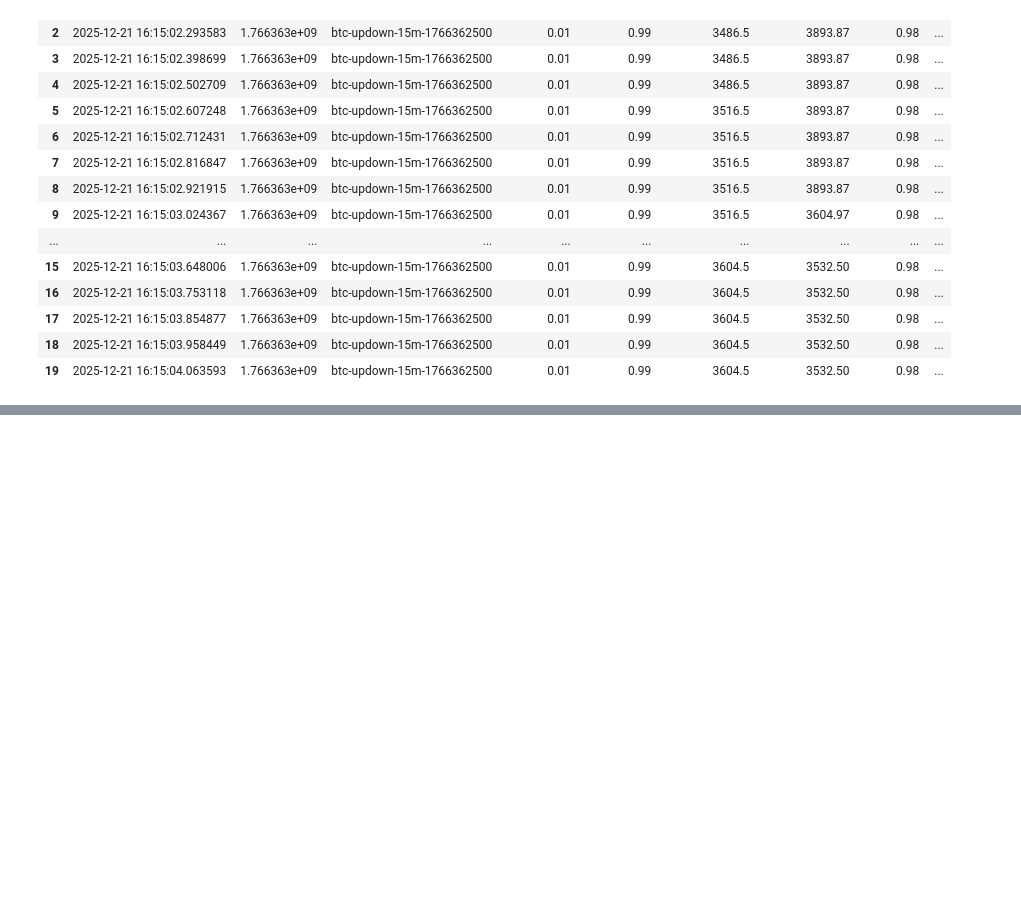
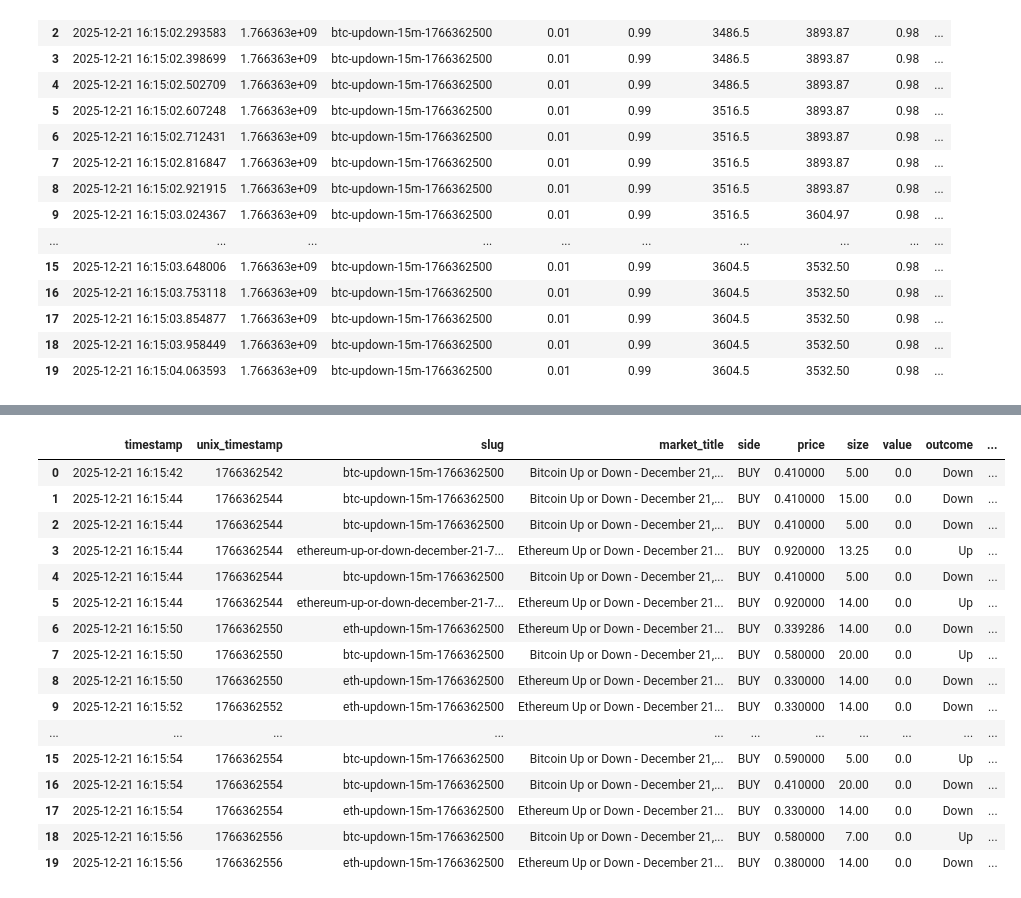
Before and after one commit to rjshs/polymarket, a Jupyter notebook: BitcoinPriceAnalysis.ipynb, the cells around one changed output, grey strips where cells are left out. Cells and saved outputs as stored; diff of their text form; code cells hidden in the pictures; blank space fills up the shorter version.

Commit message:
Historical trade data

```diff
--- a/BitcoinPriceAnalysis.ipynb
+++ b/BitcoinPriceAnalysis.ipynb
@@ -67,3 +67,24 @@ df_positions.head(20)
 | 17 | 2025-12-21 16:15:56.883278 | 0x6031b6eed1c97e853c6e0f03ad3ce35... | Bitcoin Up or Down - December 21,... | btc-updown-15m-1766362500 | btc-updown-15m-1766362500 | 0xa831288114dd7039c2744bd3505d9de... | Down | ... |
 | 18 | 2025-12-21 16:15:57.365837 | 0x6031b6eed1c97e853c6e0f03ad3ce35... | Bitcoin Up or Down - December 21,... | btc-updown-15m-1766362500 | btc-updown-15m-1766362500 | 0xa831288114dd7039c2744bd3505d9de... | Down | ... |
 | 19 | 2025-12-21 16:15:57.837889 | 0x6031b6eed1c97e853c6e0f03ad3ce35... | Bitcoin Up or Down - December 21,... | btc-updown-15m-1766362500 | btc-updown-15m-1766362500 | 0xa831288114dd7039c2744bd3505d9de... | Down | ... |
+# %%
+df_historicaltrades = pd.read_parquet("polymarket_data/trades_0x6031b6_1766362500_1766364300.parquet")
+df_historicaltrades.head(20)
+# %% [output]
+|  | timestamp | unix_timestamp | slug | market_title | side | price | size | value | outcome | ... |
+| 0 | 2025-12-21 16:15:42 | 1766362542 | btc-updown-15m-1766362500 | Bitcoin Up or Down - December 21,... | BUY | 0.410000 | 5.00 | 0.0 | Down | ... |
+| 1 | 2025-12-21 16:15:44 | 1766362544 | btc-updown-15m-1766362500 | Bitcoin Up or Down - December 21,... | BUY | 0.410000 | 15.00 | 0.0 | Down | ... |
+| 2 | 2025-12-21 16:15:44 | 1766362544 | btc-updown-15m-1766362500 | Bitcoin Up or Down - December 21,... | BUY | 0.410000 | 5.00 | 0.0 | Down | ... |
+| 3 | 2025-12-21 16:15:44 | 1766362544 | ethereum-up-or-down-december-21-7... | Ethereum Up or Down - December 21... | BUY | 0.920000 | 13.25 | 0.0 | Up | ... |
+| 4 | 2025-12-21 16:15:44 | 1766362544 | btc-updown-15m-1766362500 | Bitcoin Up or Down - December 21,... | BUY | 0.410000 | 5.00 | 0.0 | Down | ... |
+| 5 | 2025-12-21 16:15:44 | 1766362544 | ethereum-up-or-down-december-21-7... | Ethereum Up or Down - December 21... | BUY | 0.920000 | 14.00 | 0.0 | Up | ... |
+| 6 | 2025-12-21 16:15:50 | 1766362550 | eth-updown-15m-1766362500 | Ethereum Up or Down - December 21... | BUY | 0.339286 | 14.00 | 0.0 | Down | ... |
+| 7 | 2025-12-21 16:15:50 | 1766362550 | btc-updown-15m-1766362500 | Bitcoin Up or Down - December 21,... | BUY | 0.580000 | 20.00 | 0.0 | Up | ... |
+| 8 | 2025-12-21 16:15:50 | 1766362550 | eth-updown-15m-1766362500 | Ethereum Up or Down - December 21... | BUY | 0.330000 | 14.00 | 0.0 | Down | ... |
+| 9 | 2025-12-21 16:15:52 | 1766362552 | eth-updown-15m-1766362500 | Ethereum Up or Down - December 21... | BUY | 0.330000 | 14.00 | 0.0 | Down | ... |
+| ... | ... | ... | ... | ... | ... | ... | ... | ... | ... | ... |
+| 15 | 2025-12-21 16:15:54 | 1766362554 | btc-updown-15m-1766362500 | Bitcoin Up or Down - December 21,... | BUY | 0.590000 | 5.00 | 0.0 | Up | ... |
+| 16 | 2025-12-21 16:15:54 | 1766362554 | btc-updown-15m-1766362500 | Bitcoin Up or Down - December 21,... | BUY | 0.410000 | 20.00 | 0.0 | Down | ... |
+| 17 | 2025-12-21 16:15:54 | 1766362554 | eth-updown-15m-1766362500 | Ethereum Up or Down - December 21... | BUY | 0.330000 | 14.00 | 0.0 | Down | ... |
+| 18 | 2025-12-21 16:15:56 | 1766362556 | btc-updown-15m-1766362500 | Bitcoin Up or Down - December 21,... | BUY | 0.580000 | 7.00 | 0.0 | Up | ... |
+| 19 | 2025-12-21 16:15:56 | 1766362556 | eth-updown-15m-1766362500 | Ethereum Up or Down - December 21... | BUY | 0.380000 | 14.00 | 0.0 | Down | ... |
```
Also changed, not shown: 8 other files.
